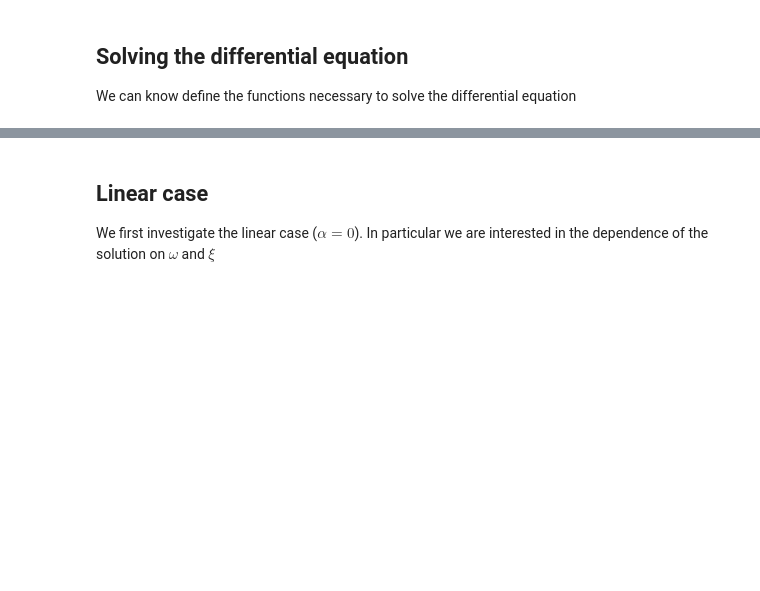
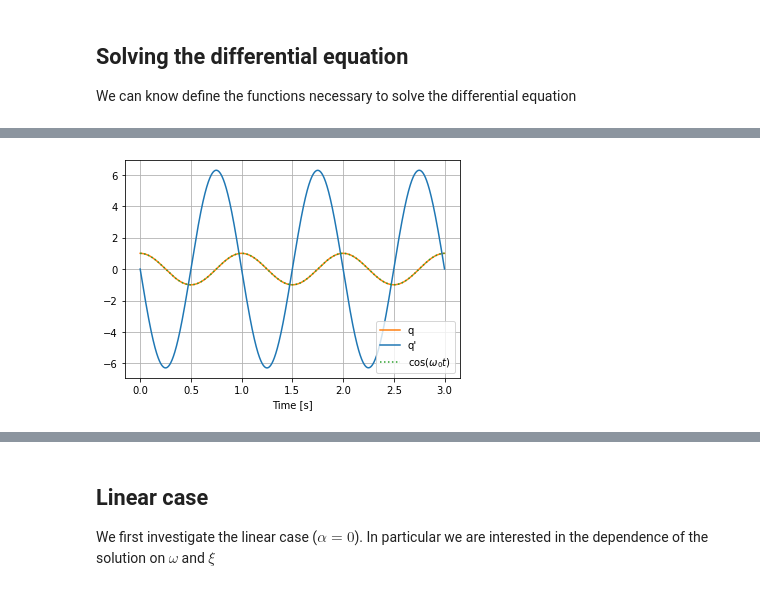
Before and after one commit to nicmontalti/CMST, a Jupyter notebook: p2/Project_2.2_S4947231.ipynb, the cells around one changed output, grey strips where cells are left out. Drawn from its saved outputs; the diff is of its cells as text; code cells hidden in the pictures; blank space fills up the shorter version.

```diff
--- a/p2/Project_2.2_S4947231.ipynb
+++ b/p2/Project_2.2_S4947231.ipynb
@@ -73,10 +73,10 @@ def q_vector_derivative(t, q_vector, omega, omega_0, xi, d, alpha):
     (numpy array) derivative of [q,q']
     '''
 
-    q0 = q_vector[0]
-    q1 = q_vector[1]
-    q0_d = q1
-    q1_d = d * omega_0**2 * force(t, omega) - 2 * xi * omega_0 * q1 - omega_0**2 * (1 + alpha * q0**2 / d**2) * q0
+    q0 = q_vector[0]                                                                                                            # q(t)
+    q1 = q_vector[1]                                                                                                            # q'(t)
+    q0_d = q1                                                                                                                   # q(t+dt)' = q'(t)
+    q1_d = d * omega_0**2 * force(t, omega) - 2 * xi * omega_0 * q1 - omega_0**2 * (1 + alpha * q0**2 / d**2) * q0              # q(t+dt)'' according to the differential equation
 
     return np.array([q0_d, q1_d])
 
@@ -99,11 +99,13 @@ def solve_differential_equation(periods, initial_condition, omega, omega_0=1, xi
     (time_points, q_vector_solution)
     '''
 
-    total_time = periods * 2 * np.pi / omega
-    time_points = np.linspace(0, total_time, 1000)
+    total_time = periods * 2 * np.pi / omega_0                                                                                  # time where to compute the solution
+    time_points = np.linspace(0, total_time, 1000*periods)                                                                      # time is split in 1000 points per period
 
     ode_solution = solve_ivp(q_vector_derivative, (0, total_time),
                              initial_condition, t_eval=time_points,
-                             args=(omega, omega_0, xi, d, alpha))
+                             args=(omega, omega_0, xi, d, alpha),
+                             method='DOP853')
 
     return (ode_solution.t, ode_solution.y)
+    #return (time_points, ode_solution.T)
@@ -109,0 +119,20 @@ def solve_differential_equation(periods, initial_condition, omega, omega_0=1, xi
+# %%
+def plot_validation():
+    '''
+    This function plots q, q' and cos(omega_0*t) with omega = xi = alpha = 0, d = 1 and initial condition [1,0].
+    '''
+    omega_0 = 2*np.pi
+    t, y = solve_differential_equation(3, np.array([1, 0]), omega=0, omega_0=omega_0, xi=0, d=1, alpha=0)
+
+    fig = plt.figure()
+    ax = fig.add_subplot()
+    ax.plot(t,y[0], label='q', color='tab:orange')
+    ax.plot(t, y[1], label='q\'', color='tab:blue')
+    ax.plot(t, np.cos(omega_0*t), linestyle=':', label=r'$\cos(\omega_0 t)$', color='tab:green')
+    ax.legend()
+    ax.grid()
+    ax.set_xlabel('Time [s]')
+
+plot_validation()
+# %% [output]
+[figure, added]
```
Also changed, not shown: parts of 10 cells of this notebook.
